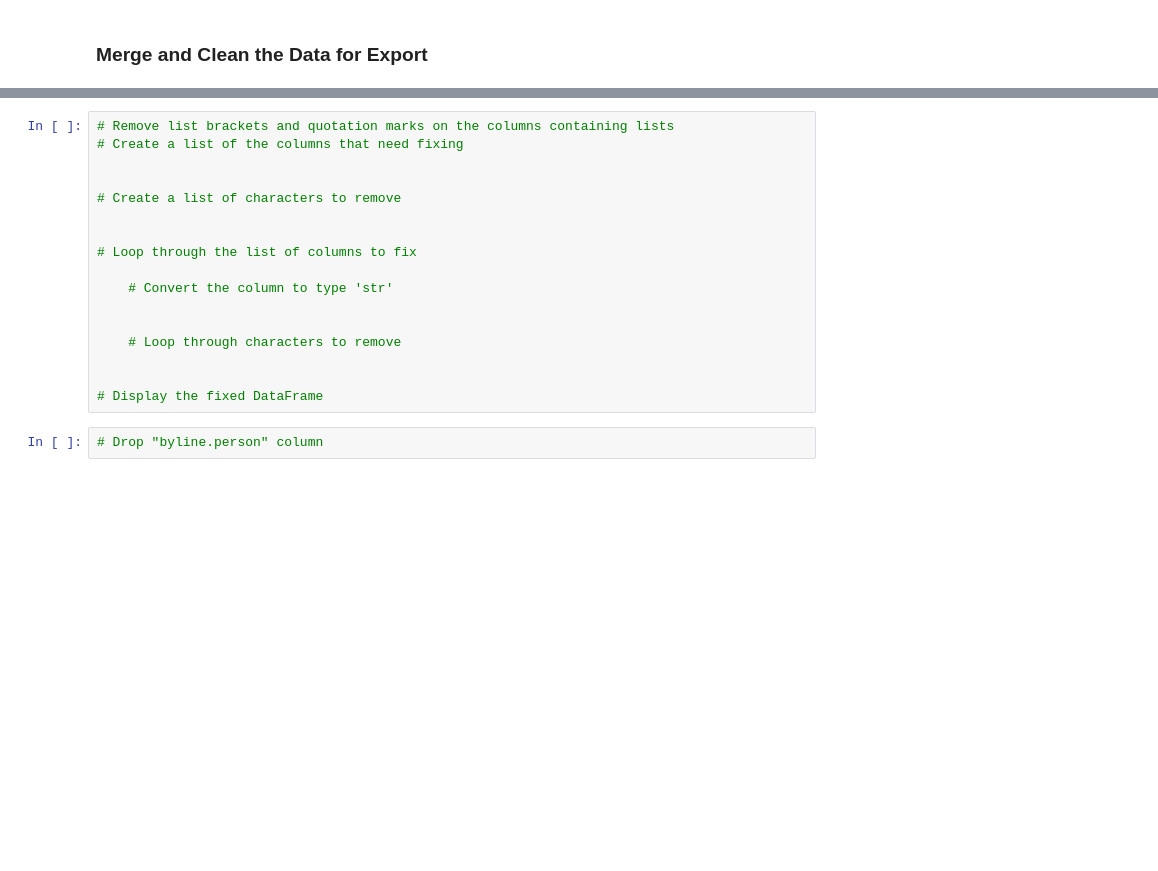
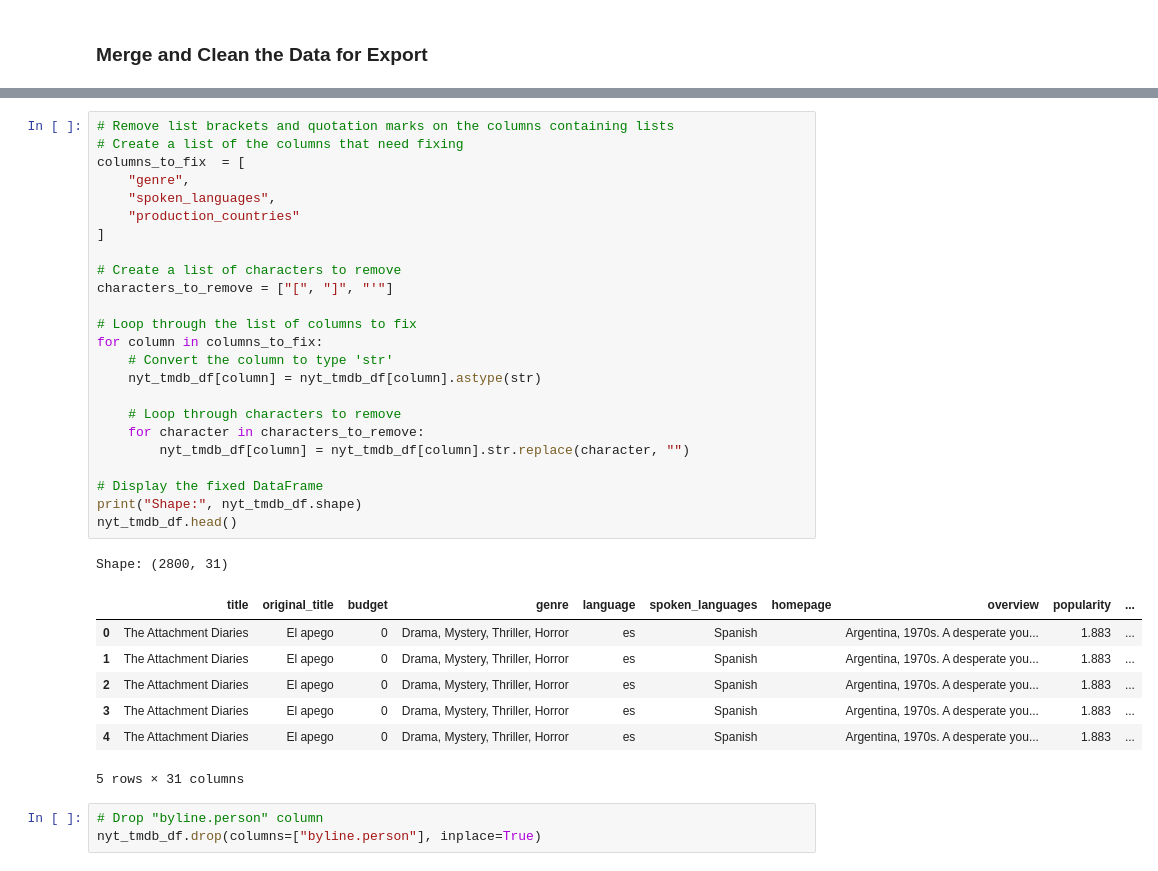
Before and after one commit to rune-encoder/data-sourcing-challenge, a Jupyter notebook: retrieve_movie_data.ipynb, the cells around one changed output, grey strips where cells are left out. Drawn from its saved outputs; the diff is of its cells as text; blank space fills up the shorter version.

```diff
--- a/retrieve_movie_data.ipynb
+++ b/retrieve_movie_data.ipynb
@@ -396,19 +415,36 @@ Shape: (180, 15)
 # %%
 # Remove list brackets and quotation marks on the columns containing lists
 # Create a list of the columns that need fixing
-
+columns_to_fix  = [
+    "genre",
+    "spoken_languages",
+    "production_countries"
+]
 
 # Create a list of characters to remove
-
+characters_to_remove = ["[", "]", "'"]
 
 # Loop through the list of columns to fix
-
+for column in columns_to_fix:
     # Convert the column to type 'str'
-
+    nyt_tmdb_df[column] = nyt_tmdb_df[column].astype(str)
 
     # Loop through characters to remove
-
+    for character in characters_to_remove:
+        nyt_tmdb_df[column] = nyt_tmdb_df[column].str.replace(character, "")
 
 # Display the fixed DataFrame
+print("Shape:", nyt_tmdb_df.shape)
+nyt_tmdb_df.head()
+# %% [output]
+Shape: (2800, 31)
+|  | title | original_title | budget | genre | language | spoken_languages | homepage | overview | popularity | ... |
+| 0 | The Attachment Diaries | El apego | 0 | Drama, Mystery, Thriller, Horror | es | Spanish |  | Argentina, 1970s. A desperate you... | 1.883 | ... |
+| 1 | The Attachment Diaries | El apego | 0 | Drama, Mystery, Thriller, Horror | es | Spanish |  | Argentina, 1970s. A desperate you... | 1.883 | ... |
+| 2 | The Attachment Diaries | El apego | 0 | Drama, Mystery, Thriller, Horror | es | Spanish |  | Argentina, 1970s. A desperate you... | 1.883 | ... |
+| 3 | The Attachment Diaries | El apego | 0 | Drama, Mystery, Thriller, Horror | es | Spanish |  | Argentina, 1970s. A desperate you... | 1.883 | ... |
+| 4 | The Attachment Diaries | El apego | 0 | Drama, Mystery, Thriller, Horror | es | Spanish |  | Argentina, 1970s. A desperate you... | 1.883 | ... |
+5 rows × 31 columns
 # %%
 # Drop "byline.person" column
+nyt_tmdb_df.drop(columns=["byline.person"], inplace=True)
```
Also changed, not shown: parts of 4 cells of this notebook, 1 other file.
